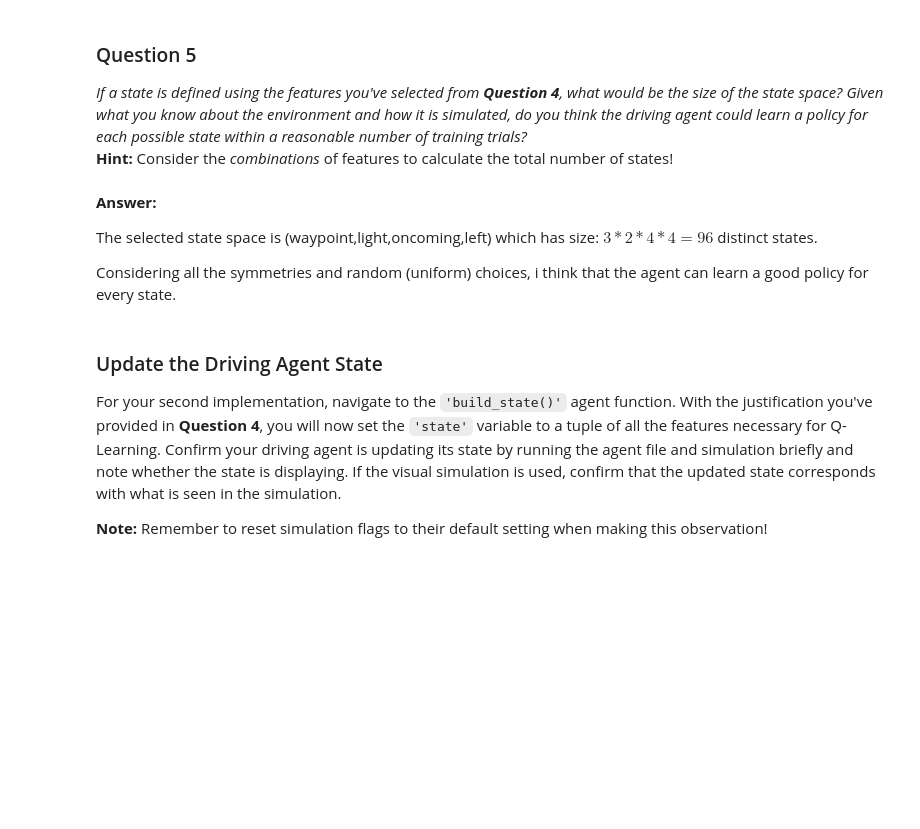
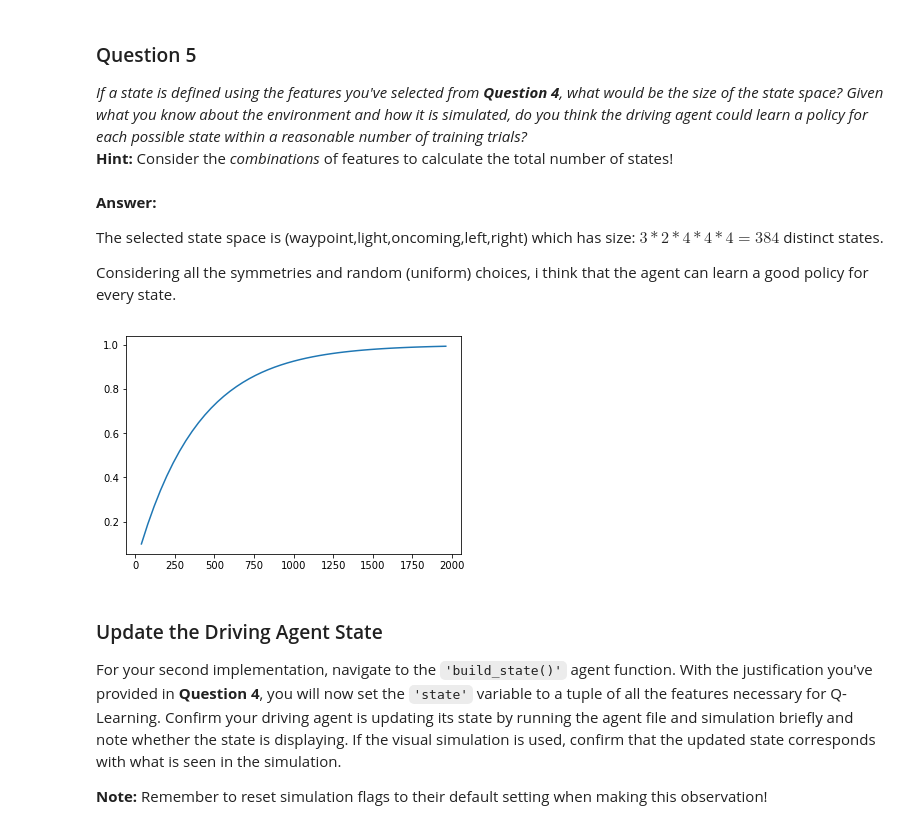
Before and after one commit to lpierezan/machine-learning, a Jupyter notebook: projects/smartcab/smartcab.ipynb, the cells around one changed output. Saved outputs shown, nothing was run; the diff lists cells and outputs as text; code cells hidden in the pictures; blank space fills up the shorter version.

```diff
--- a/projects/smartcab/smartcab.ipynb
+++ b/projects/smartcab/smartcab.ipynb
@@ -168,9 +167,21 @@ How frequently would the agent occupy a state like `(False, True, True, True, Fa
 # %% [markdown]
 **Answer:**
 
-The selected state space is (waypoint,light,oncoming,left) which has size: $3*2*4*4 = 96$ distinct states.
+The selected state space is (waypoint,light,oncoming,left,right) which has size: $3*2*4*4*4 = 384$ distinct states.
 
 Considering all the symmetries and random (uniform) choices, i think that the agent can learn a good policy for every state.
+# %%
+import matplotlib.pyplot as plt
+
+def percent_visit(n,k):
+    return (1 - (1-1./n)**k)
+
+n = 384
+n_steps = [40*i for i in range(1,50)]
+coverage = map(lambda k: percent_visit(n,k),n_steps)
+plt.plot(n_steps,coverage);
+# %% [output]
+[figure, added]
 # %% [markdown]
 ### Update the Driving Agent State
 For your second implementation, navigate to the `'build_state()'` agent function. With the justification you've provided in **Question 4**, you will now set the `'state'` variable to a tuple of all the features necessary for Q-Learning. Confirm your driving agent is updating its state by running the agent file and simulation briefly and note whether the state is displaying. If the visual simulation is used, confirm that the updated state corresponds with what is seen in the simulation.
```
Also changed, not shown: parts of 9 cells of this notebook, 6 other files.
